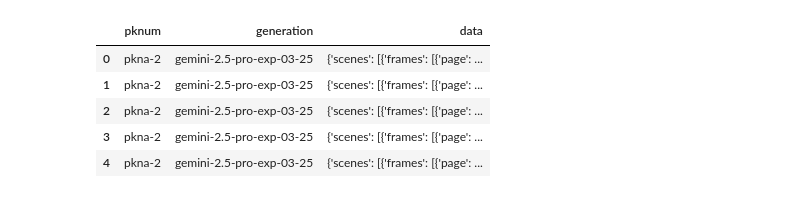
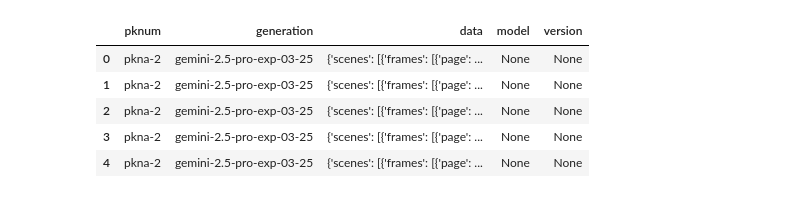
Before and after one commit to mbrt/pkna-uno, a Jupyter notebook: explore.ipynb, the cells around one changed output. Cells and saved outputs as stored; diff of their text form; code cells hidden in the pictures.

```diff
--- a/explore.ipynb
+++ b/explore.ipynb
@@ -19,37 +19,44 @@ records = []
 
 for dirpath, _, filenames in os.walk(root_dir):
     for filename in filenames:
         if not filename.endswith(".json") or filename in skip_files:
             continue
         if "pkna-" not in dirpath:
             continue
 
         generation = dirpath.split("/")[-1]
         pknum = dirpath.split("/")[-2]
 
         if generation in skip_models:
             continue
 
         filepath = os.path.join(dirpath, filename)
         with open(filepath, "r") as f:
             try:
                 data = json.load(f)
             except json.JSONDecodeError as e:
                 print(f"Error decoding JSON from {filepath}: {e}")
                 continue
 
+        # Determine model name and prompt version
+        meta = data.get("metadata", {})
+        model = meta.get("model_name")
+        version = meta.get("prompt_version")
+
         records.append({
             "pknum": pknum,
             "generation": generation,
-            "data": data
+            "data": data,
+            "model": model,
+            "version": version,
         })
 
 df = pd.DataFrame.from_records(records)
 df.head()
 # %% [output]
-|  | pknum | generation | data |
-| 0 | pkna-2 | gemini-2.5-pro-exp-03-25 | {'scenes': [{'frames': [{'page': ... |
-| 1 | pkna-2 | gemini-2.5-pro-exp-03-25 | {'scenes': [{'frames': [{'page': ... |
-| 2 | pkna-2 | gemini-2.5-pro-exp-03-25 | {'scenes': [{'frames': [{'page': ... |
-| 3 | pkna-2 | gemini-2.5-pro-exp-03-25 | {'scenes': [{'frames': [{'page': ... |
-| 4 | pkna-2 | gemini-2.5-pro-exp-03-25 | {'scenes': [{'frames': [{'page': ... |
+|  | pknum | generation | data | model | version |
+| 0 | pkna-2 | gemini-2.5-pro-exp-03-25 | {'scenes': [{'frames': [{'page': ... | None | None |
+| 1 | pkna-2 | gemini-2.5-pro-exp-03-25 | {'scenes': [{'frames': [{'page': ... | None | None |
+| 2 | pkna-2 | gemini-2.5-pro-exp-03-25 | {'scenes': [{'frames': [{'page': ... | None | None |
+| 3 | pkna-2 | gemini-2.5-pro-exp-03-25 | {'scenes': [{'frames': [{'page': ... | None | None |
+| 4 | pkna-2 | gemini-2.5-pro-exp-03-25 | {'scenes': [{'frames': [{'page': ... | None | None |
```
Also changed, not shown: parts of 3 cells of this notebook, 2 other files.
